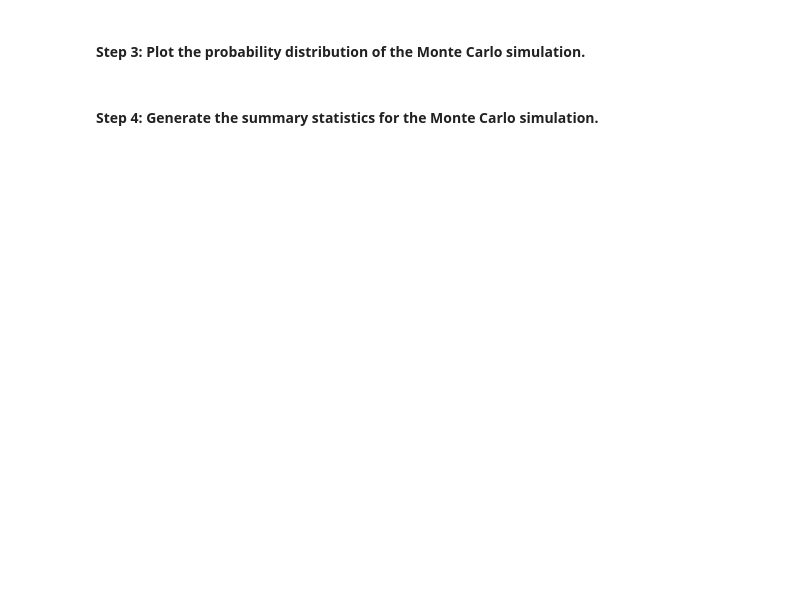
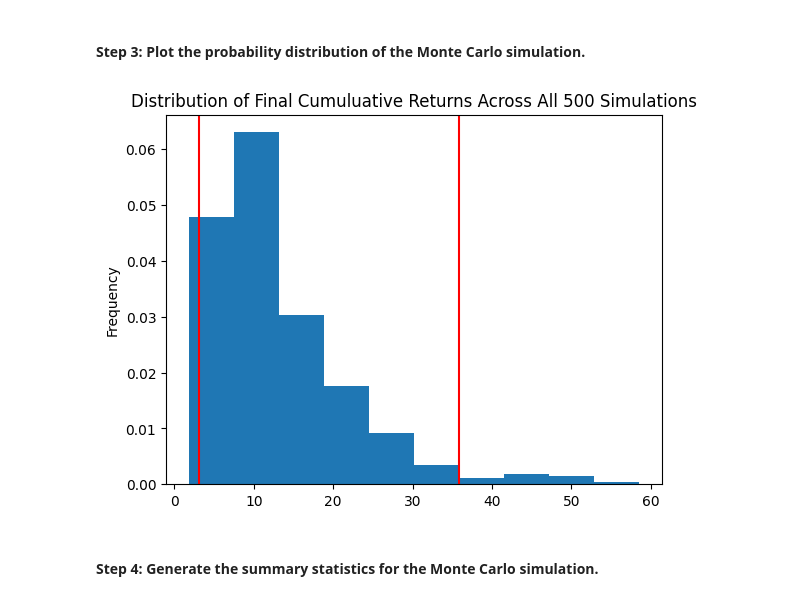
Before and after one commit to Abillu/ChallengeM5_Upload, a Jupyter notebook: financial_planning_tools.ipynb, the cells around one changed output. Drawn from its saved outputs; the diff is of its cells as text; code cells hidden in the pictures; blank space fills up the shorter version.

```diff
--- a/financial_planning_tools.ipynb
+++ b/financial_planning_tools.ipynb
@@ -473,7 +564,12 @@ In this section, you’ll use the MCForecastTools library to create a Monte Carl
 # %%
 # Visualize the probability distribution of the 30-year Monte Carlo simulation
 # by plotting a histogram
-# YOUR CODE HERE
+# Plot probability distribution and confidence intervals
+MC_sim_dist_plot = MC_thirtyyear.plot_distribution()
+
+MC_sim_dist_plot.get_figure().savefig('MC_thirtyyear_dist_plot.png',bbox_inches='tight')
+# %% [output]
+[figure, added]
 # %% [markdown]
 #### Step 4: Generate the summary statistics for the Monte Carlo simulation.
 # %%
```
Also changed, not shown: parts of 19 cells of this notebook, 2 other files.
